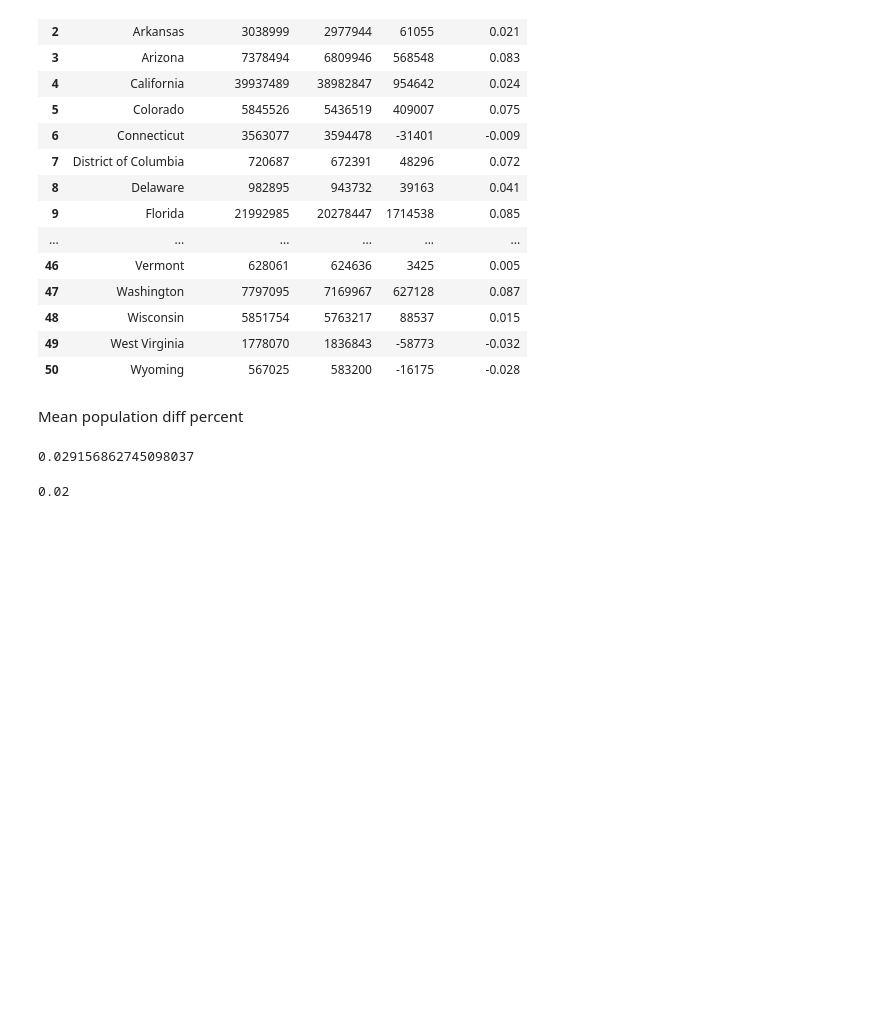
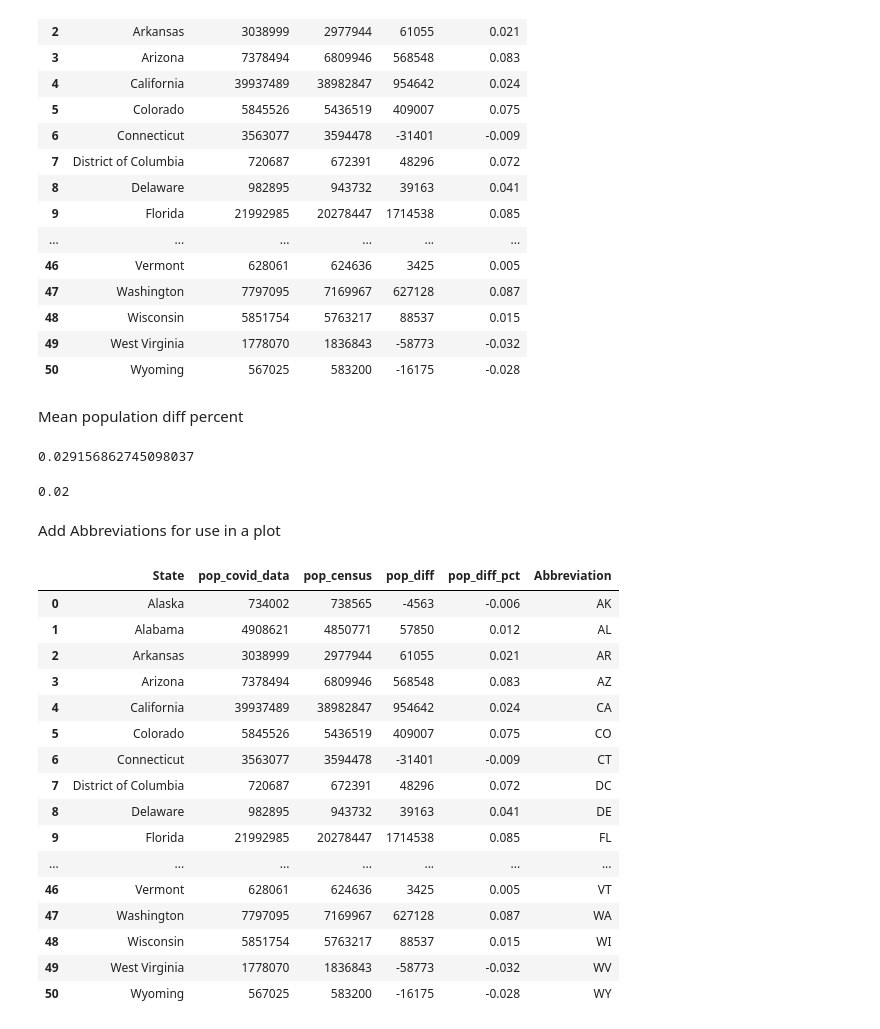
Before and after one commit to jperkins12/data-ingest-demo, a Jupyter notebook: notebooks/demo_analysis.ipynb, the cells around one changed output. Cells and saved outputs as stored; diff of their text form; code cells hidden in the pictures; blank space fills up the shorter version.

```diff
--- a/notebooks/demo_analysis.ipynb
+++ b/notebooks/demo_analysis.ipynb
@@ -128,3 +133,5 @@ populationDf["pop_diff_pct"].mean()
 populationDf["pop_diff_pct"].median()
 # %% [output]
 0.02
+# %% [markdown]
+Add Abbreviations for use in a plot
@@ -130,0 +140,23 @@ populationDf["pop_diff_pct"].median()
+# %%
+abbreviations_csv_url = "https://raw.githubusercontent.com/jasonong/List-of-US-States/master/states.csv"
+abbreviationDf = pd.read_csv(abbreviations_csv_url)
+# %%
+populationDf.merge(abbreviationDf, on="State")
+# %% [output]
+|  | State | pop_covid_data | pop_census | pop_diff | pop_diff_pct | Abbreviation |
+| 0 | Alaska | 734002 | 738565 | -4563 | -0.006 | AK |
+| 1 | Alabama | 4908621 | 4850771 | 57850 | 0.012 | AL |
+| 2 | Arkansas | 3038999 | 2977944 | 61055 | 0.021 | AR |
+| 3 | Arizona | 7378494 | 6809946 | 568548 | 0.083 | AZ |
+| 4 | California | 39937489 | 38982847 | 954642 | 0.024 | CA |
+| 5 | Colorado | 5845526 | 5436519 | 409007 | 0.075 | CO |
+| 6 | Connecticut | 3563077 | 3594478 | -31401 | -0.009 | CT |
+| 7 | District of Columbia | 720687 | 672391 | 48296 | 0.072 | DC |
+| 8 | Delaware | 982895 | 943732 | 39163 | 0.041 | DE |
+| 9 | Florida | 21992985 | 20278447 | 1714538 | 0.085 | FL |
+| ... | ... | ... | ... | ... | ... | ... |
+| 46 | Vermont | 628061 | 624636 | 3425 | 0.005 | VT |
+| 47 | Washington | 7797095 | 7169967 | 627128 | 0.087 | WA |
+| 48 | Wisconsin | 5851754 | 5763217 | 88537 | 0.015 | WI |
+| 49 | West Virginia | 1778070 | 1836843 | -58773 | -0.032 | WV |
+| 50 | Wyoming | 567025 | 583200 | -16175 | -0.028 | WY |
```
Also changed, not shown: parts of 7 cells of this notebook, 2 other files.
